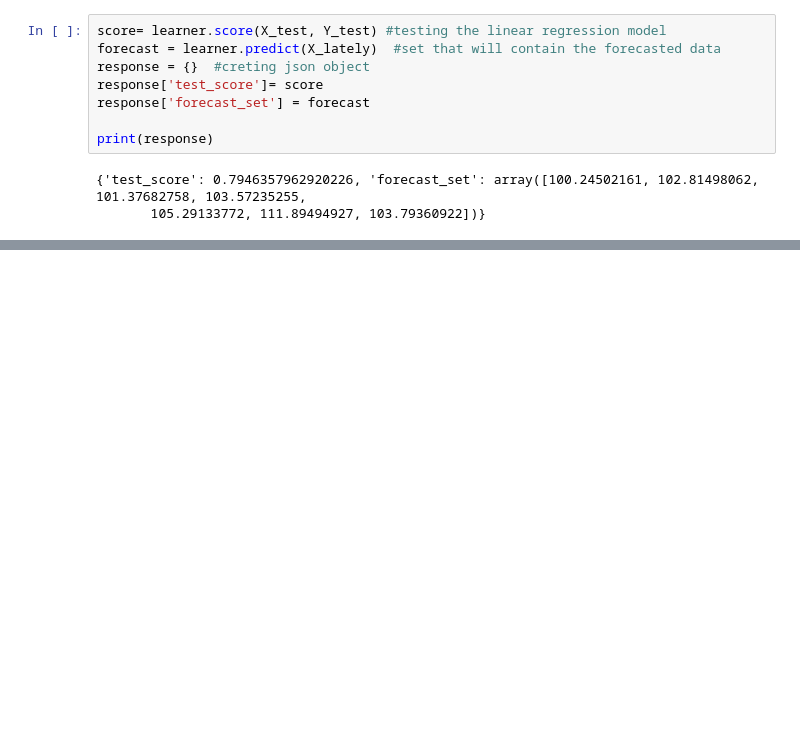
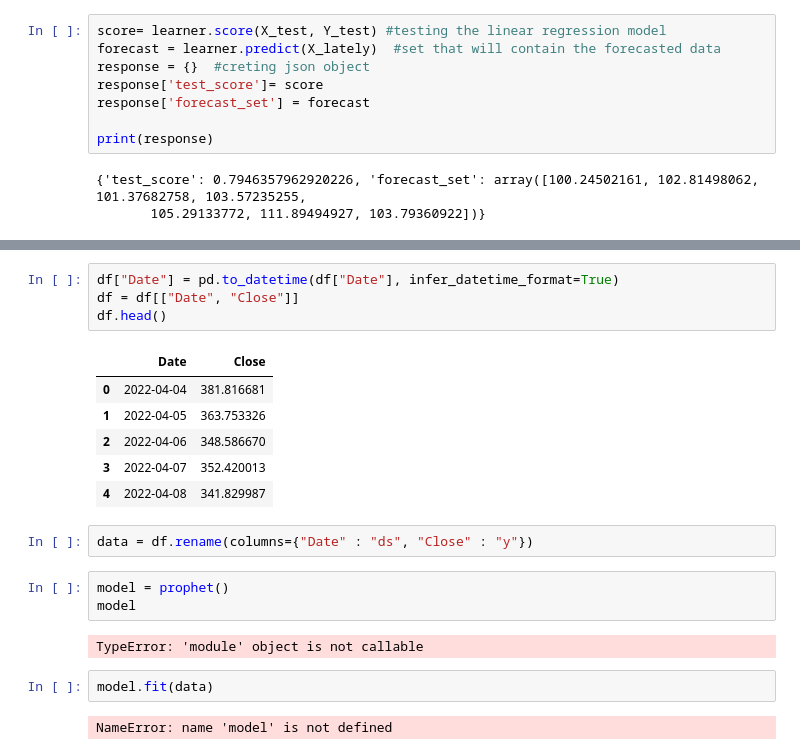
Before and after one commit to MevlutYildiz77/Amazon-Stock-Price-Prediction-with-Linear-Regression, a Jupyter notebook: AmazonStockPricePredictionLinearRegression.ipynb, the cells around one changed output, grey strips where cells are left out. Saved outputs shown, nothing was run; the diff lists cells and outputs as text; blank space fills up the shorter version.

```diff
--- a/AmazonStockPricePredictionLinearRegression.ipynb
+++ b/AmazonStockPricePredictionLinearRegression.ipynb
@@ -69,0 +95,22 @@ print(response)
+# %%
+df["Date"] = pd.to_datetime(df["Date"], infer_datetime_format=True)
+df = df[["Date", "Close"]]
+df.head()
+# %% [output]
+|  | Date | Close |
+| 0 | 2022-04-04 | 381.816681 |
+| 1 | 2022-04-05 | 363.753326 |
+| 2 | 2022-04-06 | 348.586670 |
+| 3 | 2022-04-07 | 352.420013 |
+| 4 | 2022-04-08 | 341.829987 |
+# %%
+data = df.rename(columns={"Date" : "ds", "Close" : "y"})
+# %%
+model = prophet()
+model
+# %% [output]
+TypeError: 'module' object is not callable
+# %%
+model.fit(data)
+# %% [output]
+NameError: name 'model' is not defined
```
Also changed, not shown: parts of 6 cells of this notebook, 1 other file.
